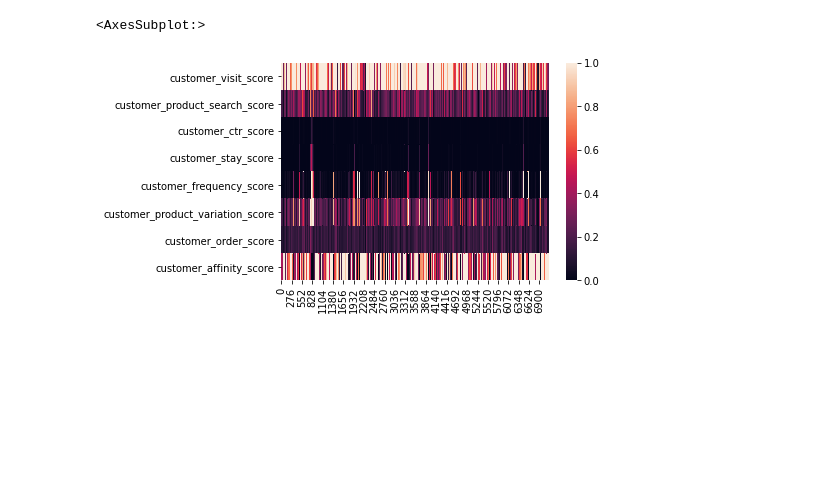
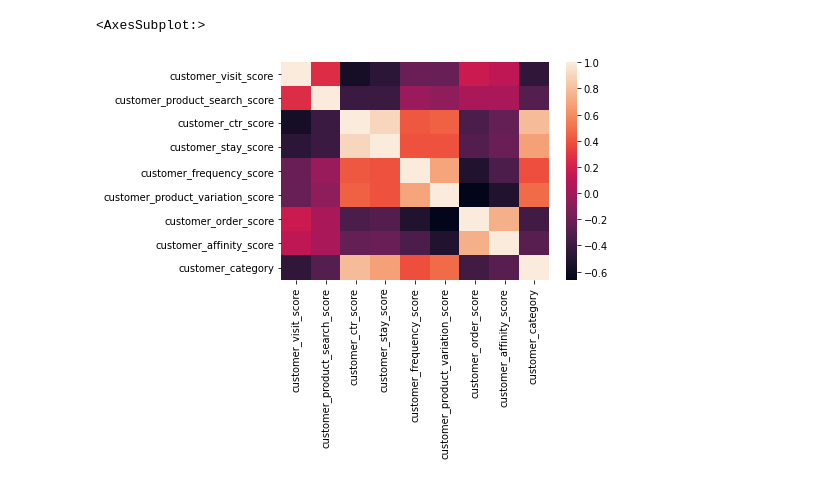
Before and after one commit to rnd4u-org/2021-knu-classif, a Jupyter notebook: Visualisation.ipynb, the cells around one changed output. Saved outputs shown, nothing was run; the diff lists cells and outputs as text; code cells hidden in the pictures; blank space fills up the shorter version.

```diff
--- a/Visualisation.ipynb
+++ b/Visualisation.ipynb
@@ -9,2 +11,2 @@ from matplotlib import pyplot
 # %%
-sample_data=pd.read_csv('test.csv')
+sample_data=pd.read_csv('train.csv')
@@ -169,14 +169,7 @@ df_data
 # %%
 '''Нормализация'''
 
-def min_max_scaling(df_data):
-    df_norm = df_data.copy()
-    for column in df_data:
-        df_norm[column] = (df_norm[column] - df_norm[column].min()) / (df_norm[column].max() - df_norm[column].min())
-
-    return df_norm
-
-df_normalized = min_max_scaling(df_data)
-
-df_normalized
+columns = sample_data.columns[1:-3]
+sample_data[columns] = sample_data[columns].apply(lambda x: (x-x.min())/(x.max()-x.min()))
+sample_data
 # %% [output]
@@ -193,5 +215,5 @@ df_normalized
 # %%
-sns.heatmap(df_normalized)
+sns.heatmap(sample_data.corr())
 # %% [output]
 <AxesSubplot:>
-[figure, old version]
+[figure, new version]
```
Also changed, not shown: parts of 30 cells of this notebook, 1 other file.
